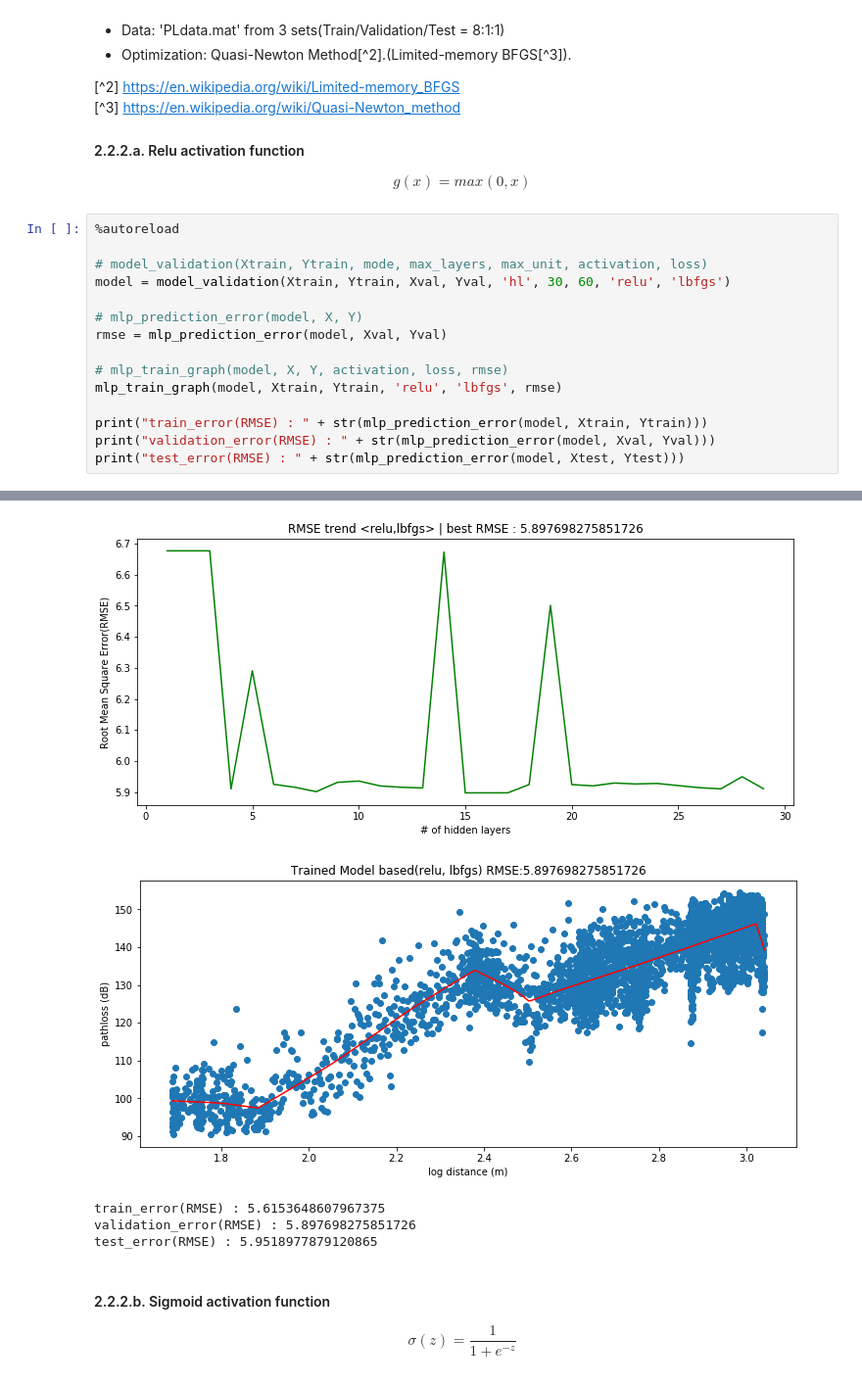
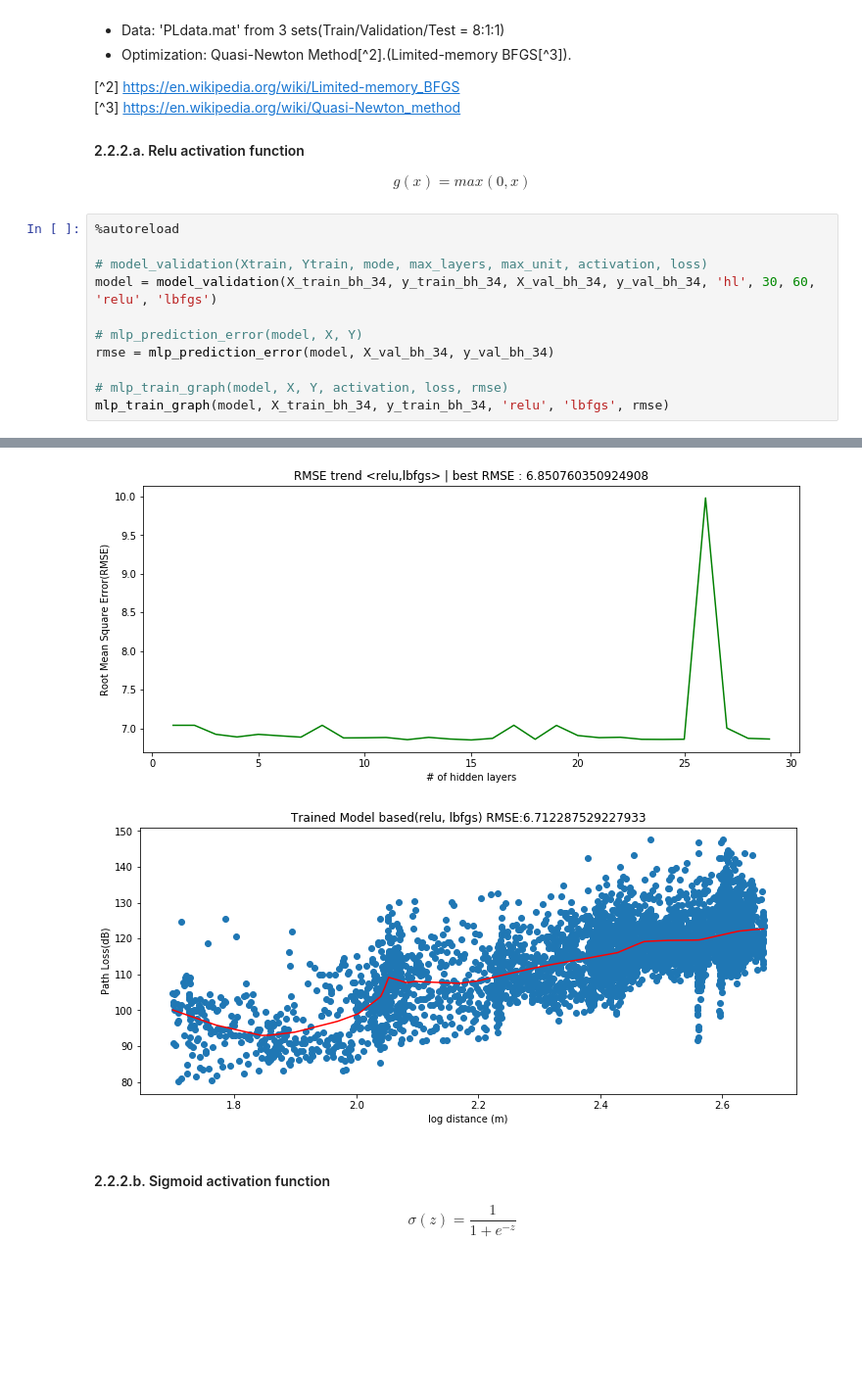
Before and after one commit to chanship72/pathloss, a Jupyter notebook: linreg.ipynb, the cells around one changed output, grey strips where cells are left out. Shown at 98% size. Drawn from its saved outputs; the diff is of its cells as text; blank space fills up the shorter version.

```diff
--- a/linreg.ipynb
+++ b/linreg.ipynb
@@ -274,15 +486,11 @@ $$g(x) = max(0, x)$$
 %autoreload
 
 # model_validation(Xtrain, Ytrain, mode, max_layers, max_unit, activation, loss)
-model = model_validation(Xtrain, Ytrain, Xval, Yval, 'hl', 30, 60, 'relu', 'lbfgs')
+model = model_validation(X_train_bh_34, y_train_bh_34, X_val_bh_34, y_val_bh_34, 'hl', 30, 60, 'relu', 'lbfgs')
 
 # mlp_prediction_error(model, X, Y)
-rmse = mlp_prediction_error(model, Xval, Yval)
+rmse = mlp_prediction_error(model, X_val_bh_34, y_val_bh_34)
 
 # mlp_train_graph(model, X, Y, activation, loss, rmse)
-mlp_train_graph(model, Xtrain, Ytrain, 'relu', 'lbfgs', rmse)
-
-print("train_error(RMSE) : " + str(mlp_prediction_error(model, Xtrain, Ytrain)))
-print("validation_error(RMSE) : " + str(mlp_prediction_error(model, Xval, Yval)))
-print("test_error(RMSE) : " + str(mlp_prediction_error(model, Xtest, Ytest)))
+mlp_train_graph(model, X_train_bh_34, y_train_bh_34, 'relu', 'lbfgs', rmse)
 # %% [output]
@@ -306,8 +514,5 @@ print("test_error(RMSE) : " + str(mlp_prediction_error(model, Xtest, Ytest)))
-[figure, old version]
+[figure, new version]
-[figure, old version]
+[figure, new version]
-train_error(RMSE) : 5.6153648607967375
-validation_error(RMSE) : 5.897698275851726
-test_error(RMSE) : 5.9518977879120865
 # %% [markdown]
 #### 2.2.2.b. Sigmoid activation function
 $$\sigma(z) = \frac{1}{1+e^{-z}}$$
```
Also changed, not shown: parts of 22 cells of this notebook, 5 other files.
